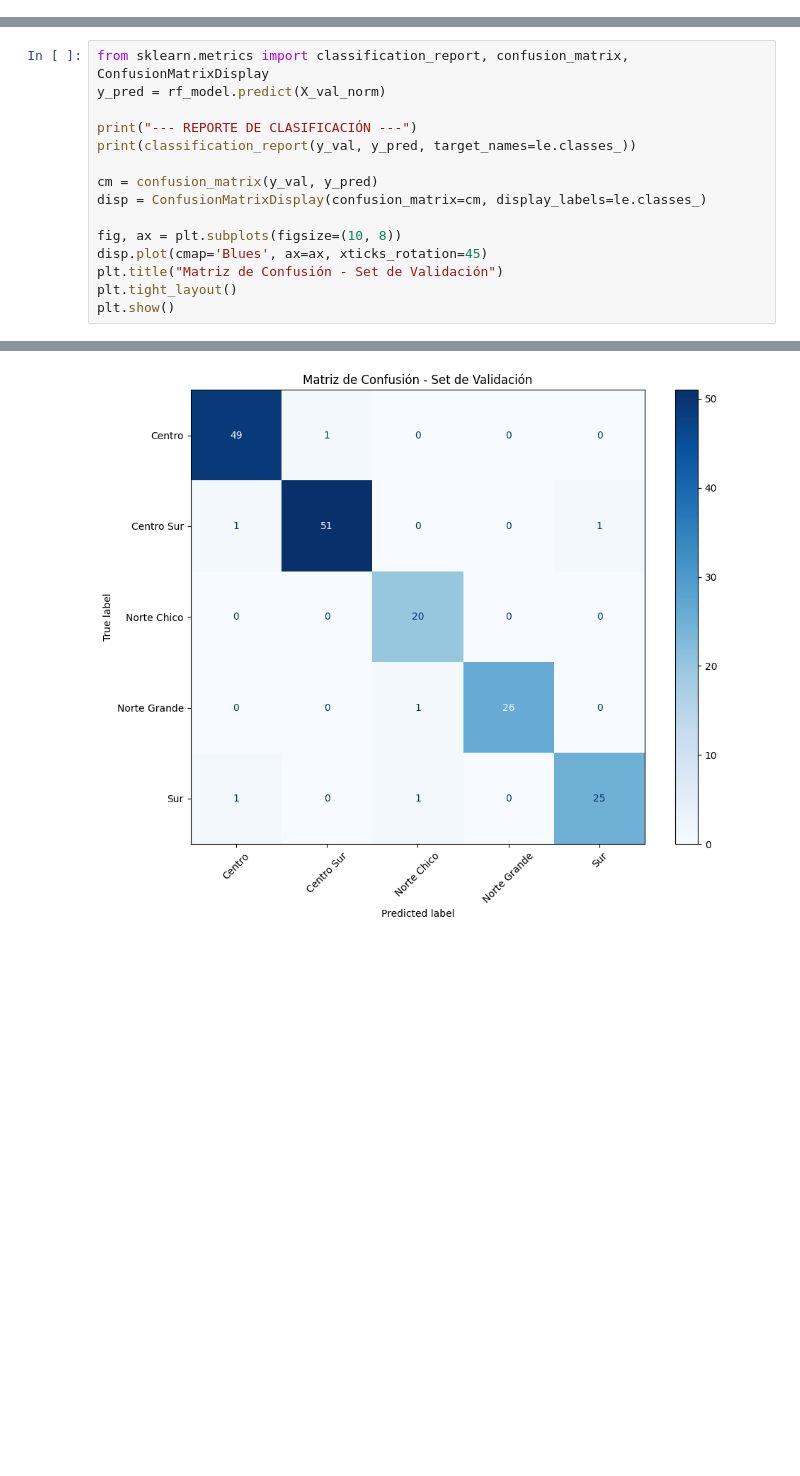
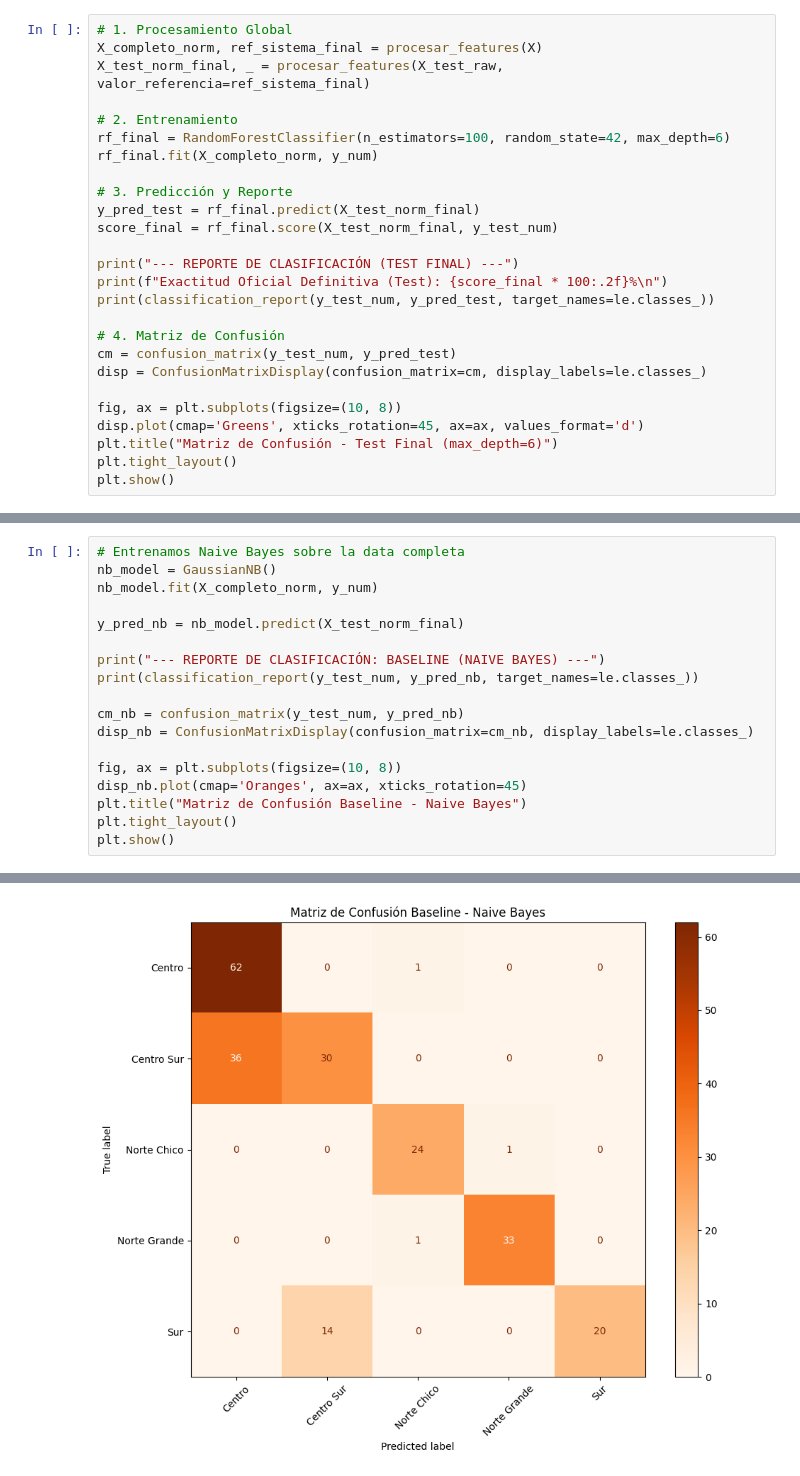
Before and after one commit to JRichi-99/ProyectoAnalisisElectrico, a Jupyter notebook: notebook/DataProcess/SegmentBars/SegmentBarsByModels.ipynb, the cells around one changed output, grey strips where cells are left out. Saved outputs shown, nothing was run; the diff lists cells and outputs as text; blank space fills up the shorter version.

```diff
--- a/notebook/DataProcess/SegmentBars/SegmentBarsByModels.ipynb
+++ b/notebook/DataProcess/SegmentBars/SegmentBarsByModels.ipynb
@@ -120,0 +171,26 @@ plt.show()
+# %%
+# 1. Procesamiento Global
+X_completo_norm, ref_sistema_final = procesar_features(X)
+X_test_norm_final, _ = procesar_features(X_test_raw, valor_referencia=ref_sistema_final)
+
+# 2. Entrenamiento
+rf_final = RandomForestClassifier(n_estimators=100, random_state=42, max_depth=6)
+rf_final.fit(X_completo_norm, y_num)
+
+# 3. Predicción y Reporte
+y_pred_test = rf_final.predict(X_test_norm_final)
+score_final = rf_final.score(X_test_norm_final, y_test_num)
+
+print("--- REPORTE DE CLASIFICACIÓN (TEST FINAL) ---")
+print(f"Exactitud Oficial Definitiva (Test): {score_final * 100:.2f}%\n")
+print(classification_report(y_test_num, y_pred_test, target_names=le.classes_))
+
+# 4. Matriz de Confusión
+cm = confusion_matrix(y_test_num, y_pred_test)
+disp = ConfusionMatrixDisplay(confusion_matrix=cm, display_labels=le.classes_)
+
+fig, ax = plt.subplots(figsize=(10, 8))
+disp.plot(cmap='Greens', xticks_rotation=45, ax=ax, values_format='d')
+plt.title("Matriz de Confusión - Test Final (max_depth=6)")
+plt.tight_layout()
+plt.show()
@@ -121,16 +251,19 @@ plt.show()
 # %%
-from sklearn.metrics import classification_report, confusion_matrix, ConfusionMatrixDisplay
-y_pred = rf_model.predict(X_val_norm)
+# Entrenamos Naive Bayes sobre la data completa
+nb_model = GaussianNB()
+nb_model.fit(X_completo_norm, y_num)
 
-print("--- REPORTE DE CLASIFICACIÓN ---")
-print(classification_report(y_val, y_pred, target_names=le.classes_))
+y_pred_nb = nb_model.predict(X_test_norm_final)
 
-cm = confusion_matrix(y_val, y_pred)
-disp = ConfusionMatrixDisplay(confusion_matrix=cm, display_labels=le.classes_)
+print("--- REPORTE DE CLASIFICACIÓN: BASELINE (NAIVE BAYES) ---")
+print(classification_report(y_test_num, y_pred_nb, target_names=le.classes_))
+
+cm_nb = confusion_matrix(y_test_num, y_pred_nb)
+disp_nb = ConfusionMatrixDisplay(confusion_matrix=cm_nb, display_labels=le.classes_)
 
 fig, ax = plt.subplots(figsize=(10, 8))
-disp.plot(cmap='Blues', ax=ax, xticks_rotation=45)
-plt.title("Matriz de Confusión - Set de Validación")
+disp_nb.plot(cmap='Oranges', ax=ax, xticks_rotation=45)
+plt.title("Matriz de Confusión Baseline - Naive Bayes")
 plt.tight_layout()
 plt.show()
 # %% [output]
@@ -149 +282 @@ weighted avg       0.97      0.97      0.97       177
-[figure, old version]
+[figure, new version]
```
Also changed, not shown: parts of 21 cells of this notebook, 22 other files.
